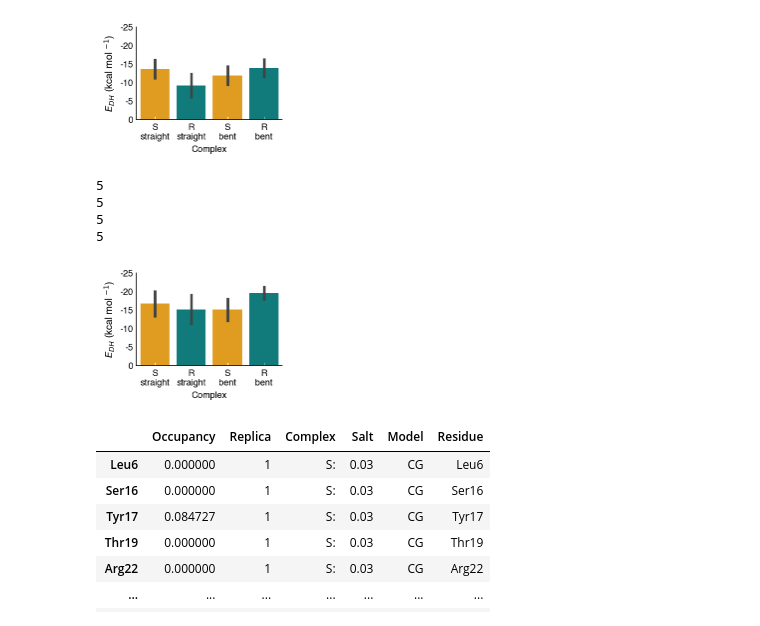
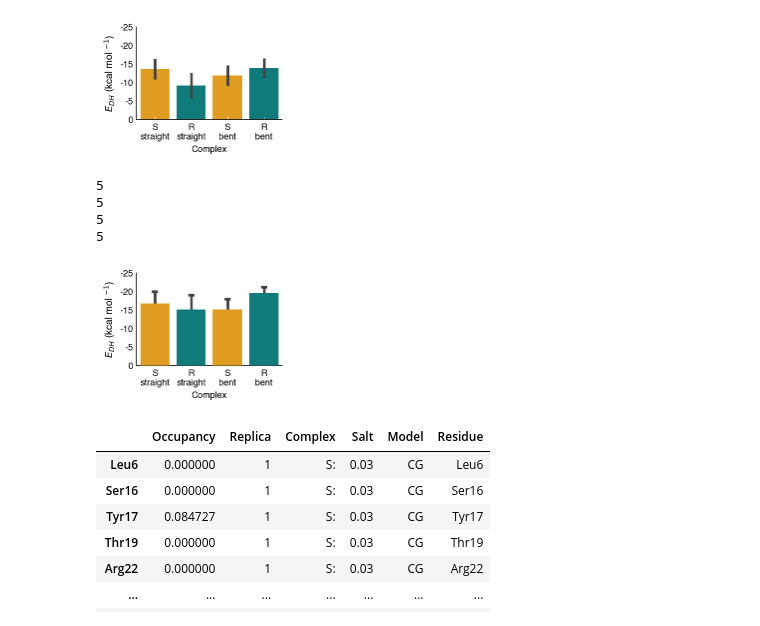
Before and after one commit to mallu2/CG_analysis, a Jupyter notebook: CG_energies_analysis.ipynb, the cells around one changed output. Drawn from its saved outputs; the diff is of its cells as text; code cells hidden in the pictures.

```diff
--- a/CG_energies_analysis.ipynb
+++ b/CG_energies_analysis.ipynb
@@ -385,35 +385,36 @@ data_CG_DH.replace({'S_':'S\nstraight','R_':'R\nstraight',\
                           'S:':'S\nbent','R:':'R\nbent',},inplace=True)
 data_CG_DH['Model']=['CG' for x in range(len(data_CG_DH))]
 data_CG_DH['DH']=-data_CG_DH['DH']
 
 fig, ax = plt.subplots(figsize = (2.8,2.1))
-sns.barplot(y='DH',x='Complex',data=data_CG_DH,palette=['orange','darkcyan','orange','darkcyan'],ci="sd")
+sns.barplot(y='DH',x='Complex',data=data_CG_DH,palette=['orange','darkcyan','orange','darkcyan'],ci="sd",\
+           zorder=5,capsize=0.1)
 
 ax.tick_params(
 
         axis='both',          # changes apply to the x-axis
         which='both',      # both major and minor ticks are affected
         bottom=True,      # ticks along the bottom edge are off
         top=False,         # ticks along the top edge are off
         labelbottom=True,
         right=False, left=True, labelleft=True,
         width = 0.5,
         length = 3, color='white',direction ='in')
 plt.ylabel('$E_{DH}$ (kcal mol $^{-1}$)',fontsize=10,color='k')
 #plt.xticks(rotation=38,fontsize=14)
 plt.yticks([0,5,10,15,20,25],[-0,-5,-10,-15,-20,-25])#,fontsize=14,color='white')
 #plt.yticks(fontsize=14,color='white')
 plt.legend([],[], frameon=False)
 sns.despine()
 plt.tight_layout()
 #plt.ylim(-38,1)
 plt.savefig('/Users/mallu899/Mirror/projects/lacI_CG_master/LacI_CG_Draft/Figures/version10/Figure5/energy_dh_002',dpi=300,transparent=True)
 # %% [output]
 5
 5
 5
 5
-[figure, old version]
+[figure, new version]
 # %%
 plot_CG.contacts_on_target(FolderSspecific03A_cg,'S:','0.03','CG')[1]
 # %% [output]
```
Also changed, not shown: parts of 7 cells of this notebook.
